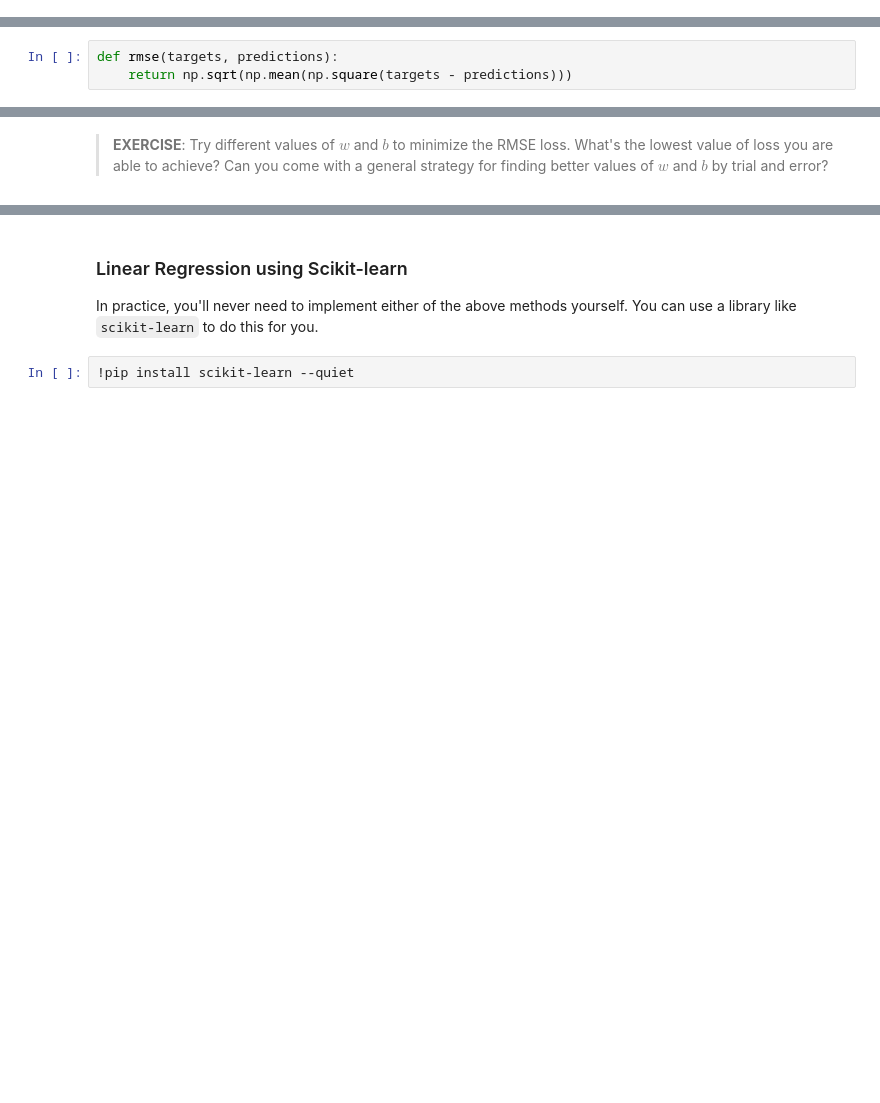
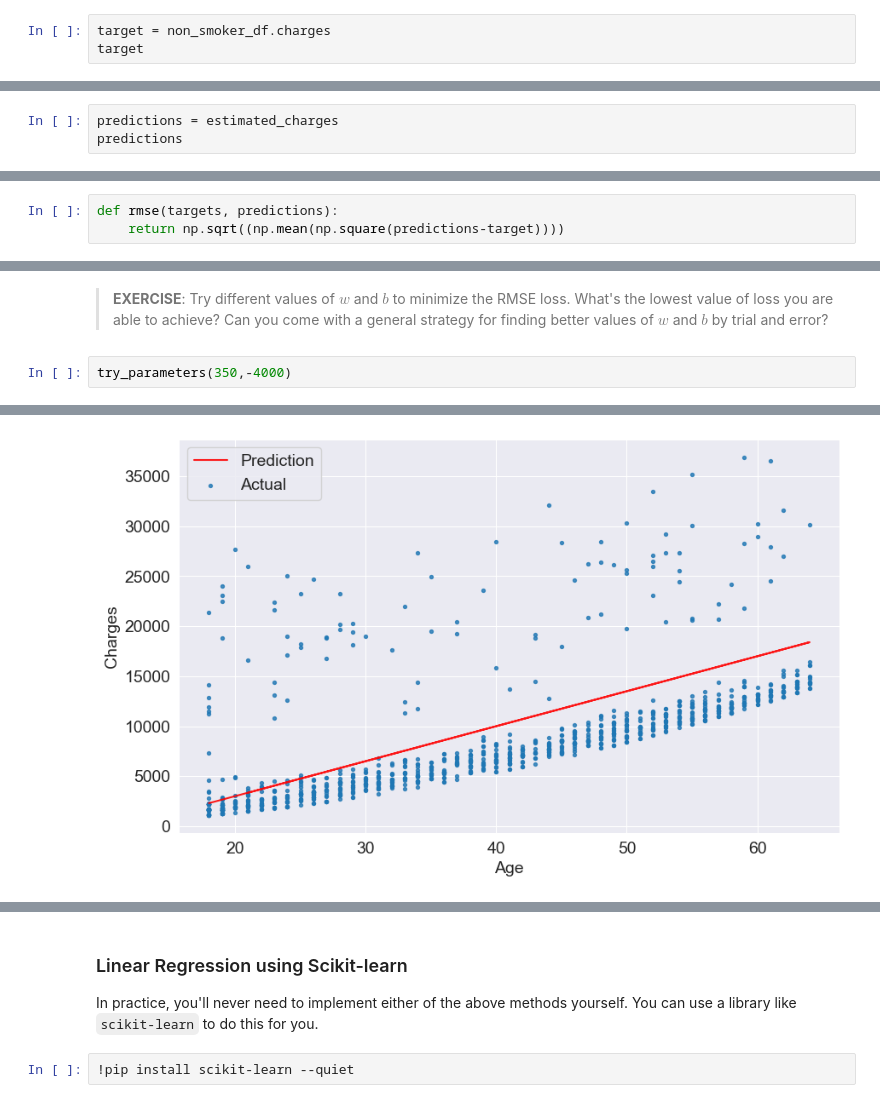
Before and after one commit to sanskar-gh/colab_notebooks, a Jupyter notebook: python-sklearn-linear-regression.ipynb, the cells around one changed output, grey strips where cells are left out. Saved outputs shown, nothing was run; the diff lists cells and outputs as text; blank space fills up the shorter version.

```diff
--- a/python-sklearn-linear-regression.ipynb
+++ b/python-sklearn-linear-regression.ipynb
@@ -597,3 +687,6 @@ Wouldn't it be nice if a computer could try several different values of `w` and
 2. Once the "measure of fit" has been computed, we need a way to modify `w` and `b` to improve the the fit.
 
 If we can solve the above problems, it should be possible for a computer to determine `w` and `b` for the best fit line, starting from a random guess.
+# %%
+target = non_smoker_df.charges
+target
@@ -599,0 +706,3 @@ If we can solve the above problems, it should be possible for a computer to dete
+# %%
+predictions = estimated_charges
+predictions
@@ -622,7 +742,7 @@ Let's define a function to compute the RMSE.
 import numpy as np
 # %%
 def rmse(targets, predictions):
-    return np.sqrt(np.mean(np.square(targets - predictions)))
+    return np.sqrt((np.mean(np.square(predictions-target))))
 # %% [markdown]
 Let's compute the RMSE for our model with a sample set of weights
 # %%
@@ -666,3 +786,6 @@ RMSE Loss:  8461.949562575493
 [figure]
 # %% [markdown]
 > **EXERCISE**: Try different values of $w$ and $b$ to minimize the RMSE loss. What's the lowest value of loss you are able to achieve? Can you come with a general strategy for finding better values of $w$ and $b$ by trial and error?
+# %%
+try_parameters(350,-4000)
+# %% [output]
@@ -669,3 +793,4 @@ RMSE Loss:  8461.949562575493
+[figure, added]
 # %% [markdown]
 ### Optimizer
 
```
Also changed, not shown: parts of 21 cells of this notebook.
